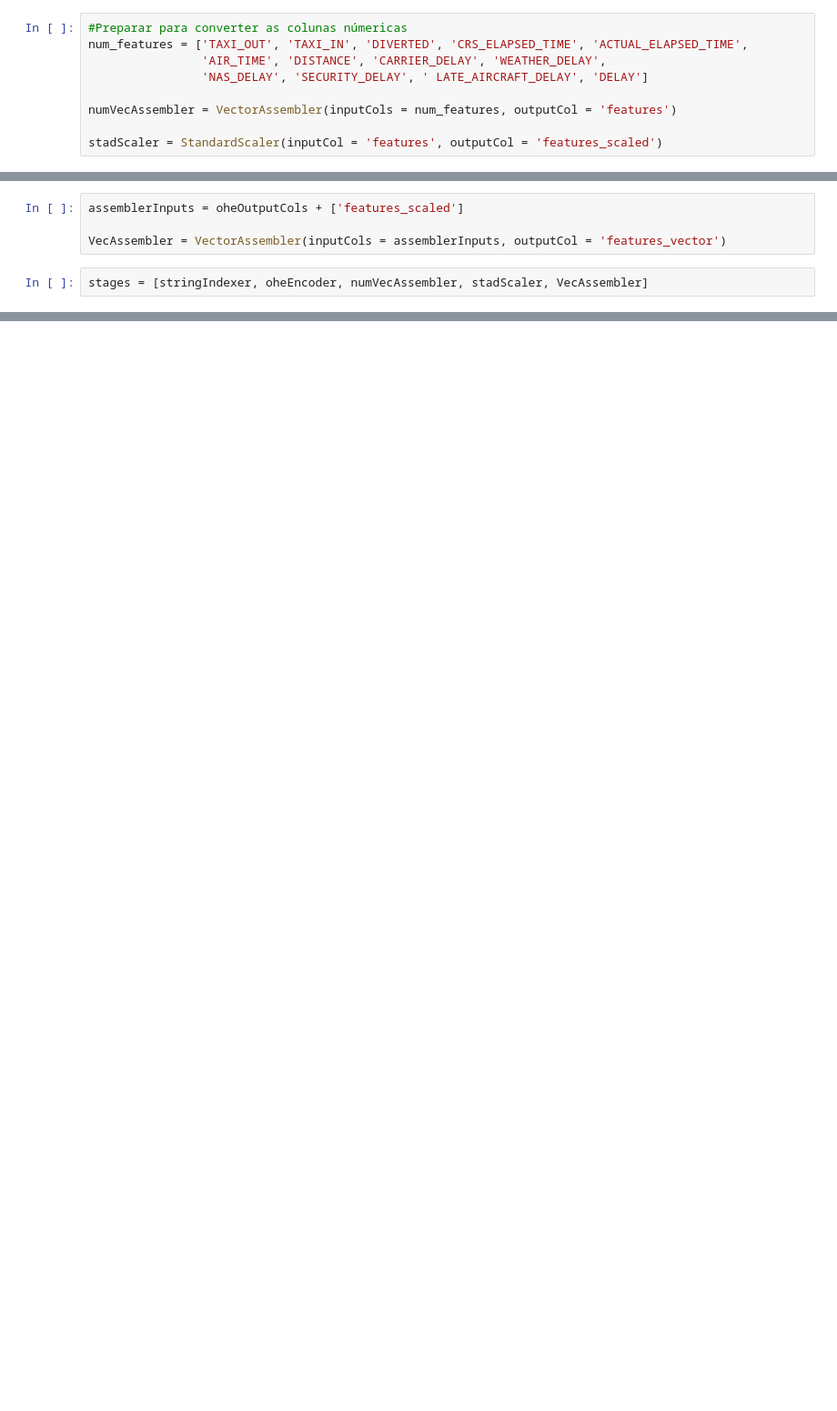
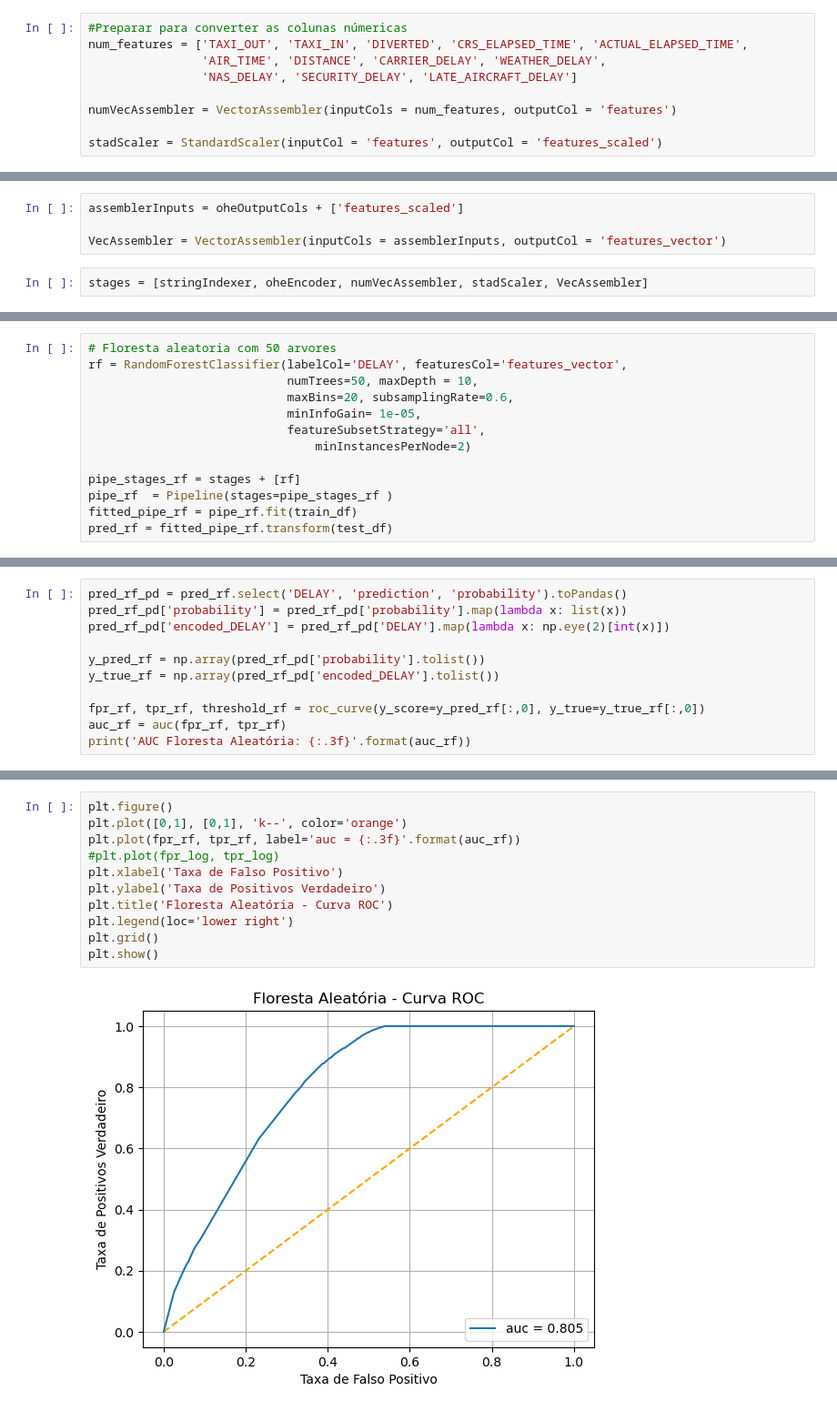
Before and after one commit to mconjaud/TrabalhoFinalAEM2, a Jupyter notebook: BigData/Projeto_Final_BigData.ipynb, the cells around one changed output, grey strips where cells are left out. Shown at 91% size. Cells and saved outputs as stored; diff of their text form; blank space fills up the shorter version.

```diff
--- a/BigData/Projeto_Final_BigData.ipynb
+++ b/BigData/Projeto_Final_BigData.ipynb
@@ -697,7 +630,7 @@ oheEncoder = OneHotEncoder(inputCols=indexOutputCols,
 #Preparar para converter as colunas númericas
 num_features = ['TAXI_OUT', 'TAXI_IN', 'DIVERTED', 'CRS_ELAPSED_TIME', 'ACTUAL_ELAPSED_TIME',
                 'AIR_TIME', 'DISTANCE', 'CARRIER_DELAY', 'WEATHER_DELAY',
-                'NAS_DELAY', 'SECURITY_DELAY', ' LATE_AIRCRAFT_DELAY', 'DELAY']
+                'NAS_DELAY', 'SECURITY_DELAY', 'LATE_AIRCRAFT_DELAY']
 
 numVecAssembler = VectorAssembler(inputCols = num_features, outputCol = 'features')
 
@@ -728,0 +752,13 @@ transformed_train_df.limit(10).toPandas()
+# %%
+# Floresta aleatoria com 50 arvores
+rf = RandomForestClassifier(labelCol='DELAY', featuresCol='features_vector',
+                            numTrees=50, maxDepth = 10,
+                            maxBins=20, subsamplingRate=0.6,
+                            minInfoGain= 1e-05,
+                            featureSubsetStrategy='all',
+                                minInstancesPerNode=2)
+
+pipe_stages_rf = stages + [rf]
+pipe_rf  = Pipeline(stages=pipe_stages_rf )
+fitted_pipe_rf = pipe_rf.fit(train_df)
+pred_rf = fitted_pipe_rf.transform(test_df)
@@ -728,0 +790,11 @@ transformed_train_df.limit(10).toPandas()
+# %%
+pred_rf_pd = pred_rf.select('DELAY', 'prediction', 'probability').toPandas()
+pred_rf_pd['probability'] = pred_rf_pd['probability'].map(lambda x: list(x))
+pred_rf_pd['encoded_DELAY'] = pred_rf_pd['DELAY'].map(lambda x: np.eye(2)[int(x)])
+
+y_pred_rf = np.array(pred_rf_pd['probability'].tolist())
+y_true_rf = np.array(pred_rf_pd['encoded_DELAY'].tolist())
+
+fpr_rf, tpr_rf, threshold_rf = roc_curve(y_score=y_pred_rf[:,0], y_true=y_true_rf[:,0])
+auc_rf = auc(fpr_rf, tpr_rf)
+print('AUC Floresta Aleatória: {:.3f}'.format(auc_rf))
@@ -728,0 +803,13 @@ transformed_train_df.limit(10).toPandas()
+# %%
+plt.figure()
+plt.plot([0,1], [0,1], 'k--', color='orange')
+plt.plot(fpr_rf, tpr_rf, label='auc = {:.3f}'.format(auc_rf))
+#plt.plot(fpr_log, tpr_log)
+plt.xlabel('Taxa de Falso Positivo')
+plt.ylabel('Taxa de Positivos Verdadeiro')
+plt.title('Floresta Aleatória - Curva ROC')
+plt.legend(loc='lower right')
+plt.grid()
+plt.show()
+# %% [output]
+[figure, added]
```
Also changed, not shown: parts of 57 cells of this notebook.
